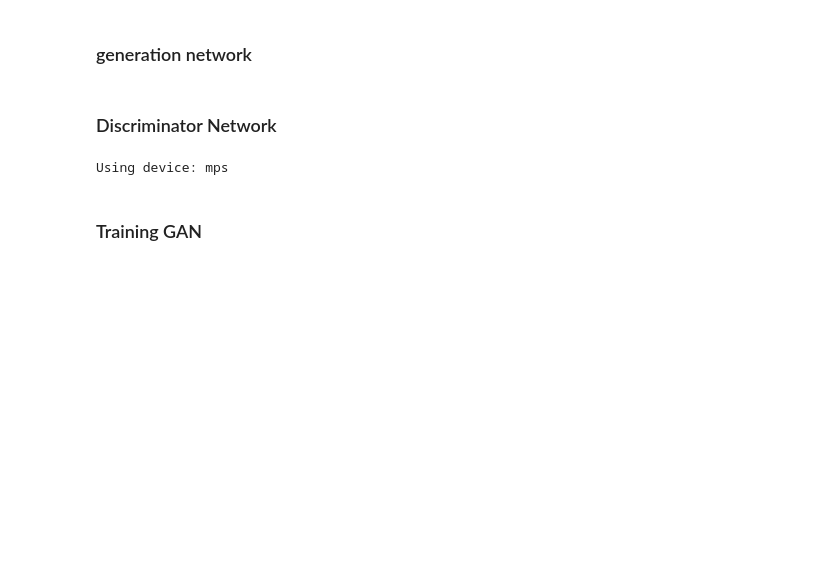
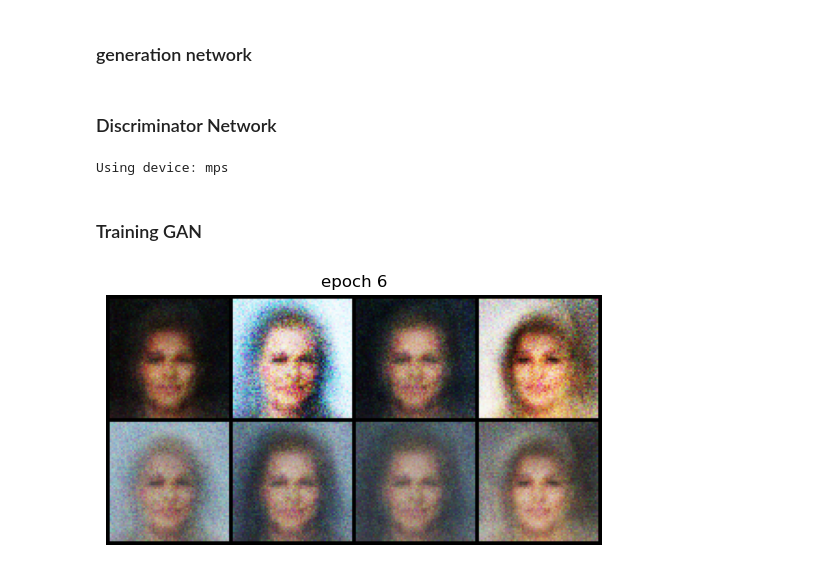
Before and after one commit to Aayannoori15/GAN-for-Fake-Face-generation, a Jupyter notebook: VanillaGAN.ipynb, the cells around one changed output. Cells and saved outputs as stored; diff of their text form; code cells hidden in the pictures; blank space fills up the shorter version.

Commit message:
GAN network implemented and trained the model

```diff
--- a/VanillaGAN.ipynb
+++ b/VanillaGAN.ipynb
@@ -30,3 +30,7 @@ transformations=transforms.Compose([
     transforms.ToTensor(),
     transforms.Normalize((0.5,0.5,0.5),(0.5,0.5,0.5)),
 ])
+# %%
+dataset = ImageProcessor(root_dir_path, transformations)
+print(f"loaded {len(dataset)} images")
+dataloader = DataLoader(dataset, batch_size=128, shuffle=True)
@@ -73,7 +79,7 @@ class Discriminator(nn.Module):
             nn.Linear(1024,512),
             nn.LeakyReLU(0.2,inplace=True),
 
-            nn.Linear(1024,256),
+            nn.Linear(512,256),
             nn.LeakyReLU(0.2,inplace=True),
 
             nn.Linear(256,1),
@@ -83,11 +89,11 @@ class Discriminator(nn.Module):
     def forward(self,img):
         return self.model(img)
 # %%
-GAN_Loss=nn.BCELoss()
+GANLoss=nn.BCELoss()
 generator=Generator()
 g_optimiser=optim.Adam(generator.parameters(),lr=0.0002,betas=(0.5,0.999))
 discriminator=Discriminator()
-g_optimiser=optim.Adam(discriminator.parameters(),lr=0.0002,betas=(0.5,0.999))
+d_optimiser=optim.Adam(discriminator.parameters(),lr=0.0002,betas=(0.5,0.999))
 # %%
 import torch
 
@@ -106,3 +112,30 @@ generator=generator.to(device)
 discriminator=discriminator.to(device)
 # %% [markdown]
 ### Training GAN
+# %%
+def train(generator,discriminator,dataloader,epochs=10):
+    for i, img in enumerate(dataloader):
+        real_img = img.to(device)
+        batch_size = real_img.size(0)
+        real_labels = torch.ones(batch_size, 1, device=device)
+        fake_labels = torch.zeros(batch_size, 1, device=device)
+        d_optimiser.zero_grad()
+        noise = torch.randn(batch_size, 100, device=device)
+        fake_img = generator(noise)
+        real_loss = GANLoss(
+            discriminator(real_img),
+            real_labels
+        )
+        fake_loss = GANLoss(
+            discriminator(fake_img.detach()),
+            fake_labels
+        )
+        d_loss = (real_loss + fake_loss) / 2
+        d_loss.backward()
+        d_optimiser.step()
+
+        g_optimiser.zero_grad()
+        g_loss=GANLoss(discriminator(fake_img),real_labels)
+        g_loss.backward()
+        g_optimiser.step()
+    save_generated_images(generator,epochs,device)
@@ -108,0 +154,4 @@ discriminator=discriminator.to(device)
+# %%
+train(generator, discriminator, dataloader, epochs=5)
+# %% [output]
+[figure, added]
```
Also changed, not shown: parts of 4 cells of this notebook.
